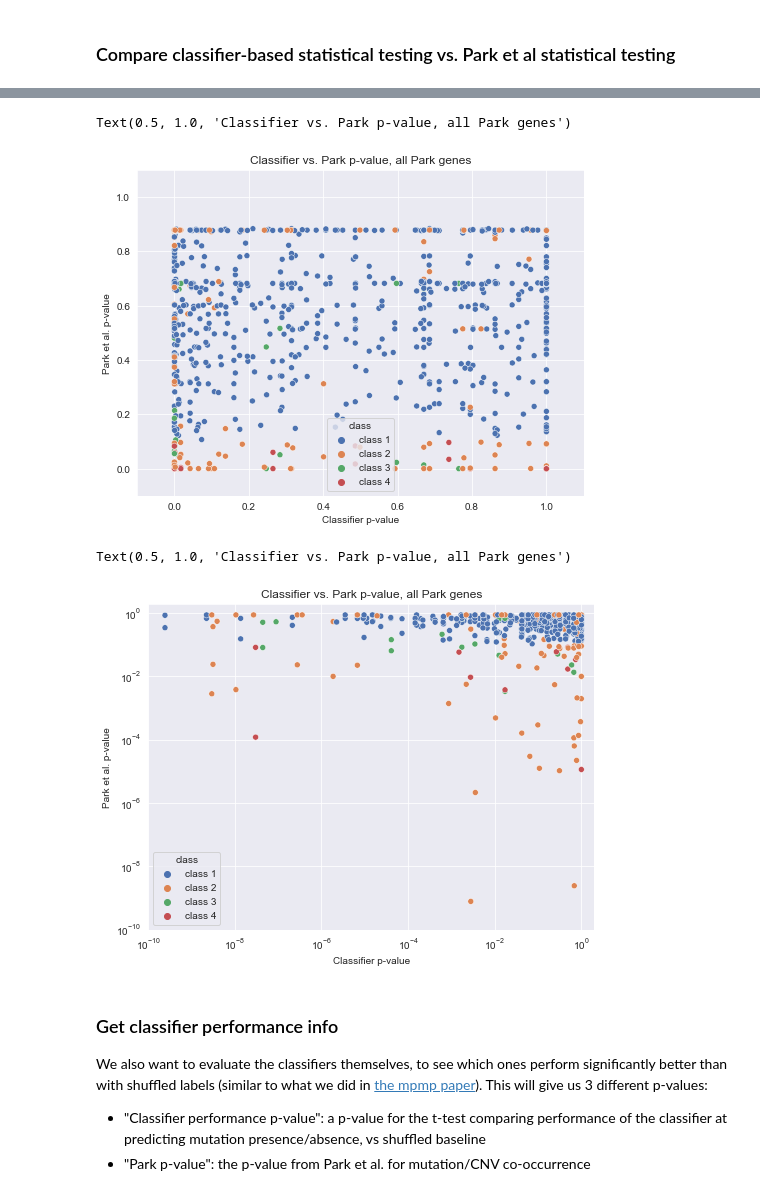
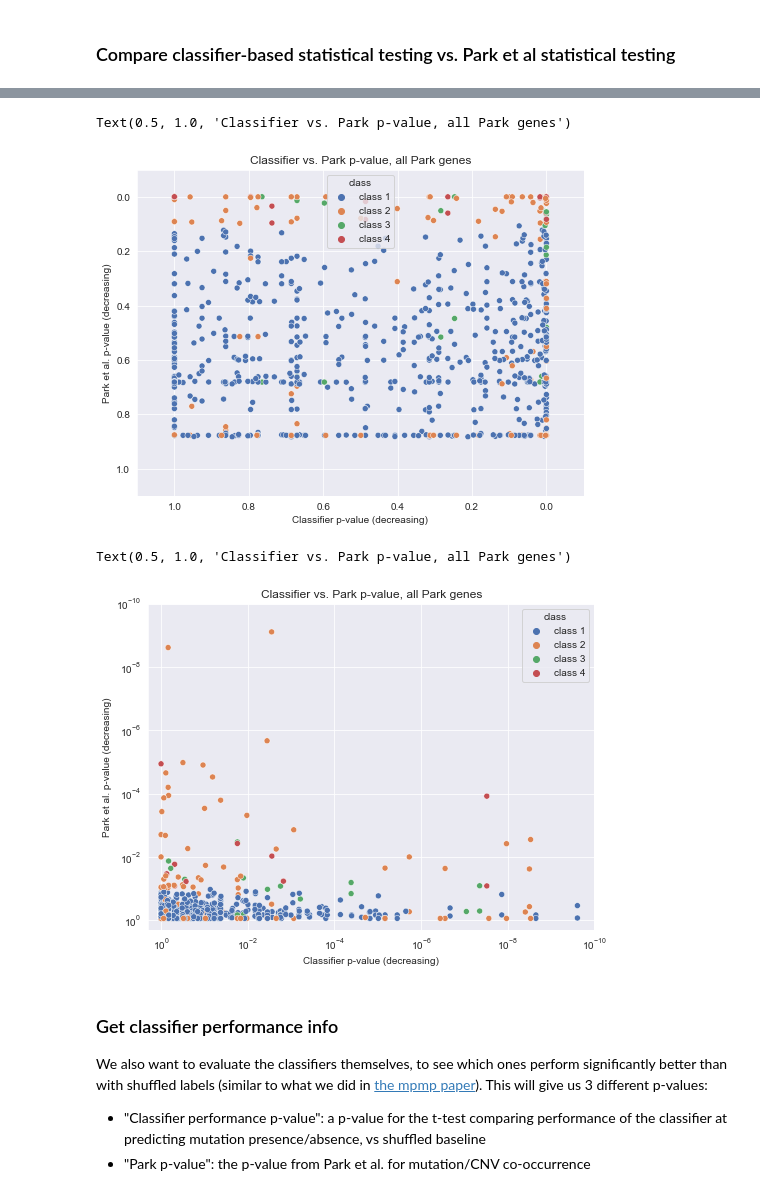
Before and after one commit to greenelab/mutation-fn, a Jupyter notebook: 3_park_analysis.ipynb, the cells around one changed output, grey strips where cells are left out. Cells and saved outputs as stored; diff of their text form; code cells hidden in the pictures.

Commit message:
invert p-value axes and remove todo

```diff
--- a/3_park_analysis.ipynb
+++ b/3_park_analysis.ipynb
@@ -517,30 +515,30 @@ pair_df.head()
 # %%
 class_order = ['class 1', 'class 2', 'class 3', 'class 4']
 sns.set({'figure.figsize': (8, 6)})
 sns.scatterplot(data=pair_df, x='classifier_pval', y='park_pval',
                 hue='class', hue_order=class_order)
-plt.xlim(-0.1, 1.1)
-plt.ylim(-0.1, 1.1)
-plt.xlabel('Classifier p-value')
-plt.ylabel('Park et al. p-value')
+plt.xlim(1.1, -0.1)
+plt.ylim(1.1, -0.1)
+plt.xlabel('Classifier p-value (decreasing)')
+plt.ylabel('Park et al. p-value (decreasing)')
 plt.title('Classifier vs. Park p-value, all Park genes')
 # %% [output]
 Text(0.5, 1.0, 'Classifier vs. Park p-value, all Park genes')
-[figure, old version]
+[figure, new version]
 # %%
 sns.set({'figure.figsize': (8, 6)})
 sns.scatterplot(data=pair_df, x='classifier_pval', y='park_pval',
                 hue='class', hue_order=class_order)
 plt.xscale('log')
 plt.yscale('log')
-plt.xlim(10**-10, 10**0+1)
-plt.ylim(10**-10, 10**0+1)
-plt.xlabel('Classifier p-value')
-plt.ylabel('Park et al. p-value')
+plt.xlim(10**0+1, 10**-10)
+plt.ylim(10**0+1, 10**-10)
+plt.xlabel('Classifier p-value (decreasing)')
+plt.ylabel('Park et al. p-value (decreasing)')
 plt.title('Classifier vs. Park p-value, all Park genes')
 # %% [output]
 Text(0.5, 1.0, 'Classifier vs. Park p-value, all Park genes')
-[figure, old version]
+[figure, new version]
 # %% [markdown]
 ### Get classifier performance info
 
```
Also changed, not shown: parts of 3 cells of this notebook, 1 other file.
